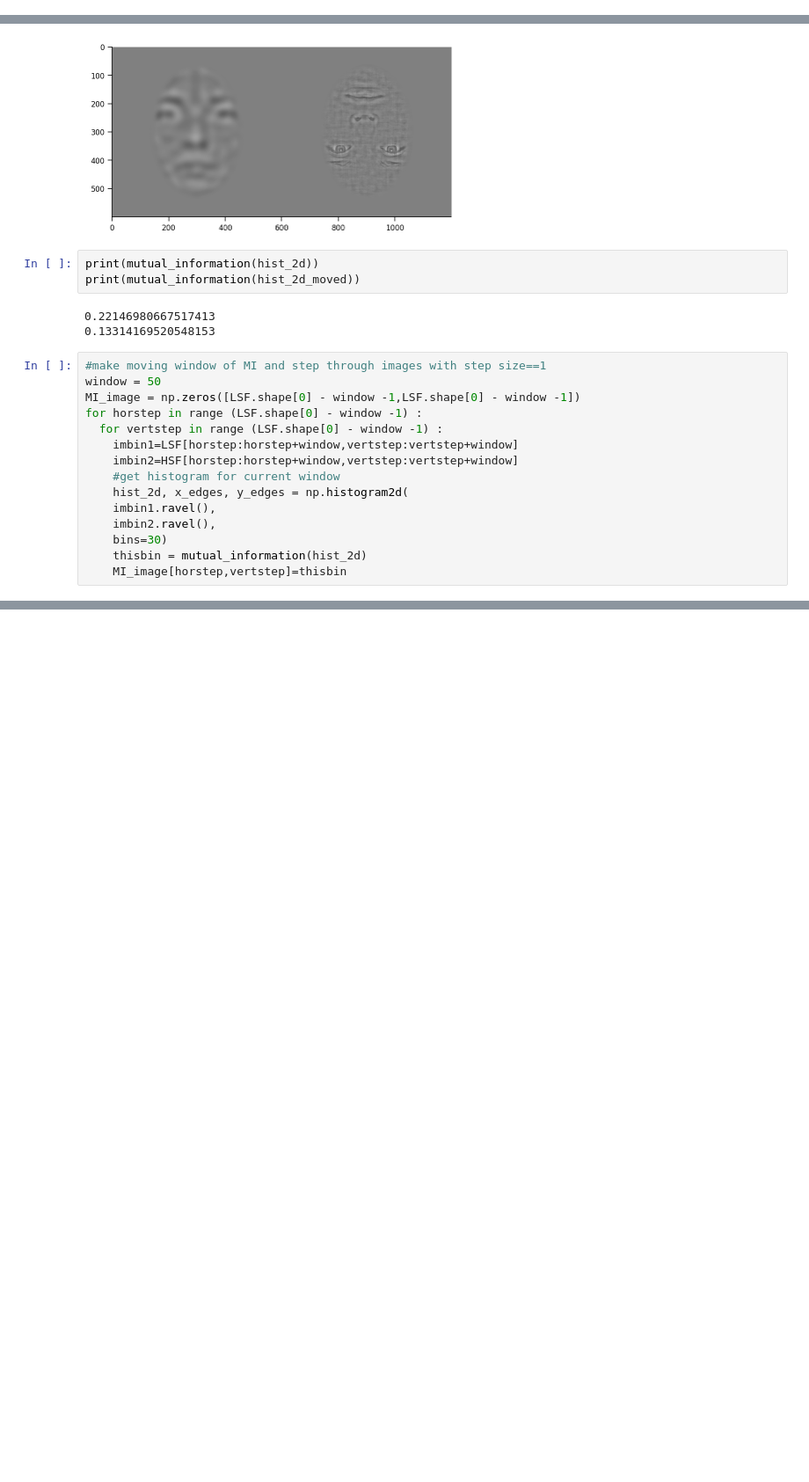
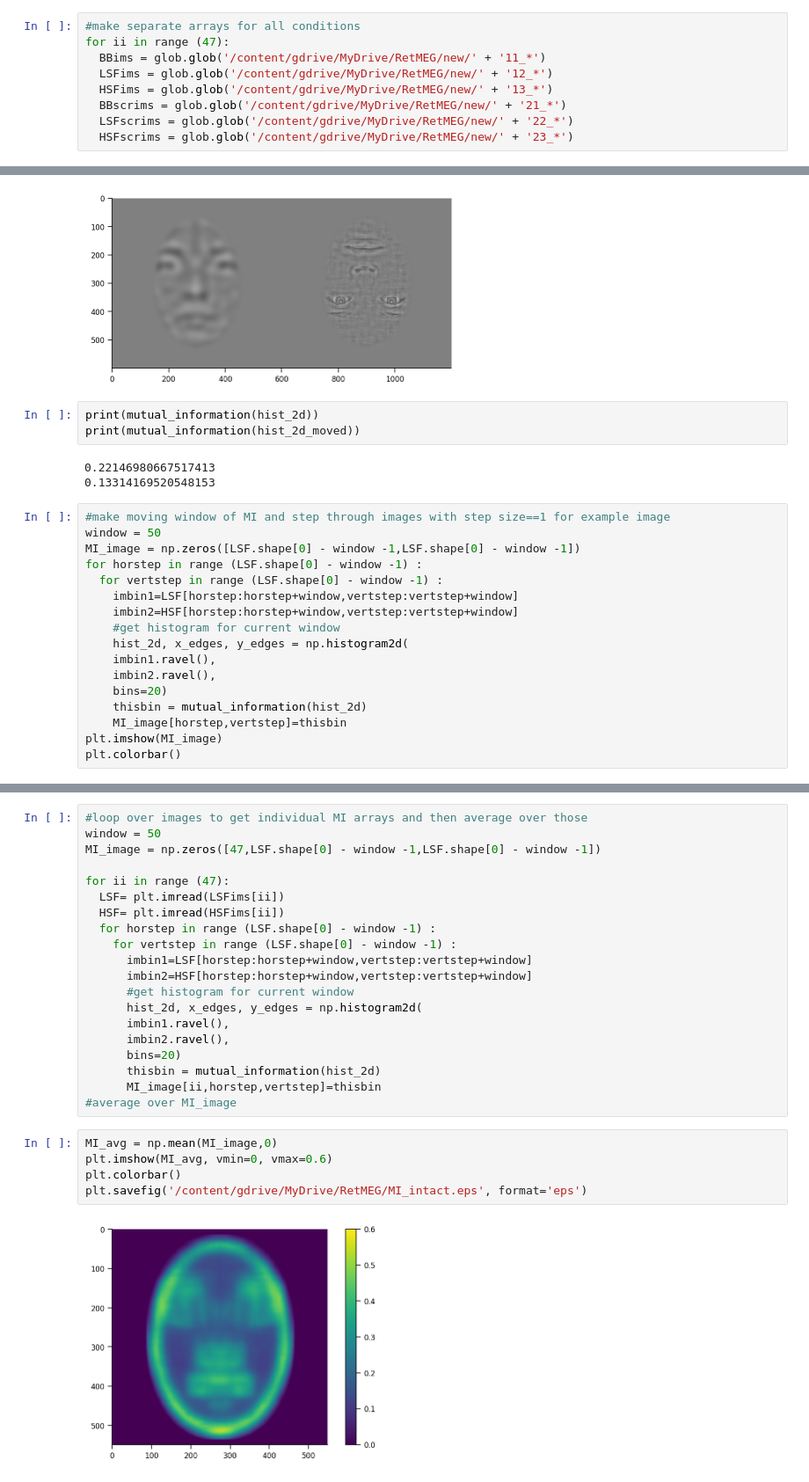
Before and after one commit to kpetras/ImageFun, a Jupyter notebook: MutualInfoImages.ipynb, the cells around one changed output, grey strips where cells are left out. Shown: that part at 88% size. Drawn from its saved outputs; the diff is of its cells as text; blank space fills up the shorter version.

```diff
--- a/MutualInfoImages.ipynb
+++ b/MutualInfoImages.ipynb
@@ -39 +42,10 @@ LSF.shape
+# %%
+#make separate arrays for all conditions
+for ii in range (47):
+  BBims = glob.glob('/content/gdrive/MyDrive/RetMEG/new/' + '11_*')
+  LSFims = glob.glob('/content/gdrive/MyDrive/RetMEG/new/' + '12_*')
+  HSFims = glob.glob('/content/gdrive/MyDrive/RetMEG/new/' + '13_*')
+  BBscrims = glob.glob('/content/gdrive/MyDrive/RetMEG/new/' + '21_*')
+  LSFscrims = glob.glob('/content/gdrive/MyDrive/RetMEG/new/' + '22_*')
+  HSFscrims = glob.glob('/content/gdrive/MyDrive/RetMEG/new/' + '23_*')
 # %%
@@ -108,7 +119,7 @@ print(mutual_information(hist_2d_moved))
 0.22146980667517413
 0.13314169520548153
 # %%
-#make moving window of MI and step through images with step size==1
+#make moving window of MI and step through images with step size==1 for example image
 window = 50
 MI_image = np.zeros([LSF.shape[0] - window -1,LSF.shape[0] - window -1])
 for horstep in range (LSF.shape[0] - window -1) :
@@ -119,6 +130,8 @@ for horstep in range (LSF.shape[0] - window -1) :
     hist_2d, x_edges, y_edges = np.histogram2d(
     imbin1.ravel(),
     imbin2.ravel(),
-    bins=30)
+    bins=20)
     thisbin = mutual_information(hist_2d)
     MI_image[horstep,vertstep]=thisbin
+plt.imshow(MI_image)
+plt.colorbar()
@@ -130,0 +138,27 @@ plt.colorbar()
+# %%
+#loop over images to get individual MI arrays and then average over those
+window = 50
+MI_image = np.zeros([47,LSF.shape[0] - window -1,LSF.shape[0] - window -1])
+
+for ii in range (47):
+  LSF= plt.imread(LSFims[ii])
+  HSF= plt.imread(HSFims[ii])
+  for horstep in range (LSF.shape[0] - window -1) :
+    for vertstep in range (LSF.shape[0] - window -1) :
+      imbin1=LSF[horstep:horstep+window,vertstep:vertstep+window]
+      imbin2=HSF[horstep:horstep+window,vertstep:vertstep+window]
+      #get histogram for current window
+      hist_2d, x_edges, y_edges = np.histogram2d(
+      imbin1.ravel(),
+      imbin2.ravel(),
+      bins=20)
+      thisbin = mutual_information(hist_2d)
+      MI_image[ii,horstep,vertstep]=thisbin
+#average over MI_image
+# %%
+MI_avg = np.mean(MI_image,0)
+plt.imshow(MI_avg, vmin=0, vmax=0.6)
+plt.colorbar()
+plt.savefig('/content/gdrive/MyDrive/RetMEG/MI_intact.eps', format='eps')
+# %% [output]
+[figure, added]
```
Also changed, not shown: parts of 7 cells of this notebook.
